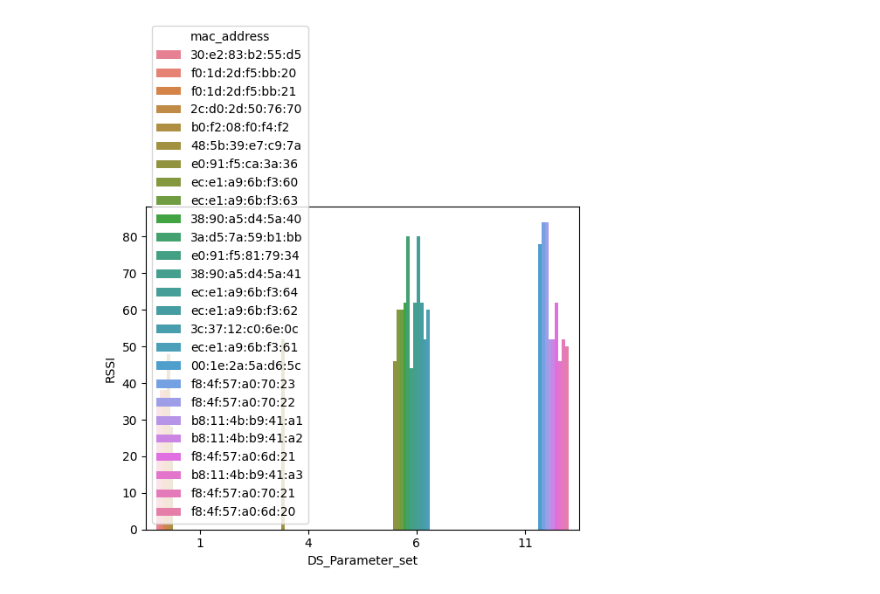
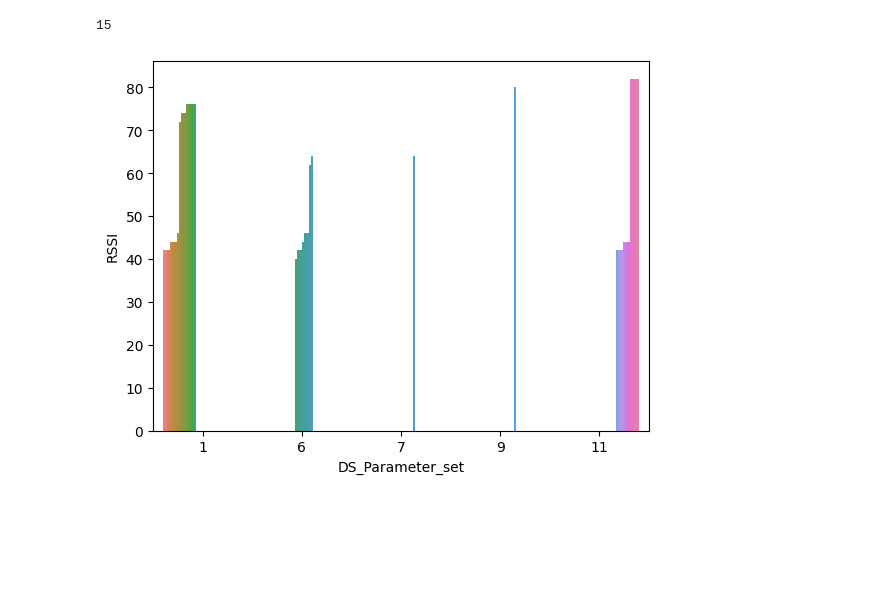
Before and after one commit to FelixDobler/BachelorThesis-WiFi-Sensing-Segmentation, a Jupyter notebook: analysis/outside_recording/wlan_network_ambient.ipynb, the cells around one changed output. Cells and saved outputs as stored; diff of their text form; code cells hidden in the pictures; blank space fills up the shorter version.

```diff
--- a/analysis/outside_recording/wlan_network_ambient.ipynb
+++ b/analysis/outside_recording/wlan_network_ambient.ipynb
@@ -8,7 +8,9 @@ import re
 scan_outside_1 = 'analysis/outside_recording/BaProj1_outside_scan_dump'
 scan_outside_2 = 'analysis/outside_recording/BaProj2_outside_scan_dump'
 scan_inside_1 = 'analysis/outside_recording/BaProj1_inside_scan_dump'
-scan_inside_2 = 'analysis/outside_recording/BaProj1_inside_scan_dump'
+scan_inside_2 = 'analysis/outside_recording/BaProj2_inside_scan_dump'
+
+file = scan_inside_2
 # %%
 def read_scan_dump(file_path):
     # Define regex patterns to extract the required information
@@ -20,7 +22,7 @@ def read_scan_dump(file_path):
         "beacon_interval": re.compile(r"beacon interval:\s+(\d+)"),
         "signal": re.compile(r"signal:\s+(-?\d+\.\d+) dBm"),
         "last_seen": re.compile(r"last seen:\s+(\d+) ms ago"),
-        "SSID": re.compile(r"SSID:\s+(.+)"),
+        "SSID": re.compile(r"SSID: +([^\n]*)\n"),
         "DS_Parameter_set": re.compile(r"DS Parameter set:\s+channel (\d+)"),
         "HT_operation": re.compile(r"HT operation:\n((?:\s+\* .+\n)+)"),
     }
@@ -77,12 +59,39 @@ df
+# %%
+df = read_scan_dump(file)
+
+complete = pd.concat([read_scan_dump(scan_inside_2),  read_scan_dump(scan_outside_2)])
+complete['RSSI'] = complete['signal'].apply(lambda x: 2 * (x + 100))
+channels = complete["DS_Parameter_set"]
+
+colors = sns.color_palette(n_colors=channels.nunique(), desat=0.45)
+colors = dict(zip(channels.unique(), colors))
+
+colors[6] = sns.color_palette('bright', n_colors=channels.nunique())[-1]
 # %%
 import seaborn as sns
 import matplotlib.pyplot as plt
 # plot = sns.barplot(data=df, x='DS_Parameter_set', y='signal', hue='mac_address')
 # Convert signal data from dBm to RSSI
-df['RSSI'] = df['signal'].apply(lambda x: 2 * (x + 100))  # Example conversion formula
-plot = sns.barplot(data=df, x='DS_Parameter_set', y='RSSI', hue='mac_address')
-# plot.set_xlim(0, 14)
-# plt.gca().invert_yaxis()
-# plt.show()
+df['RSSI'] = df['signal'].apply(lambda x: 2 * (x + 100))  # Conversion Formula Microsoft
+
+empty_count = 0
+def generate_empty_ssid(x):
+    global empty_count
+    if x == '':
+        empty_count += 1
+        return f'HIDDEN_{empty_count}'
+    return x
+df['SSID'] = df['SSID'].apply(lambda x: generate_empty_ssid(x) if x == '' else x)
-# %% [output]
-[figure, removed]
+# %%
+ssid_unique = df['SSID'].unique()
+len(ssid_unique)
+# %% [output]
+15
+# %%
+df.sort_values(by='RSSI', ascending=True, inplace=True)
+plot = sns.barplot(data=df, x='DS_Parameter_set', y='RSSI', hue='mac_address', legend=False)
+# plot.set_xlim(0, 14)
+# plt.gca().invert_yaxis()
+# plt.show()
+# %% [output]
+[figure, added]
```
Also changed, not shown: parts of 2 cells of this notebook, 29 other files.
